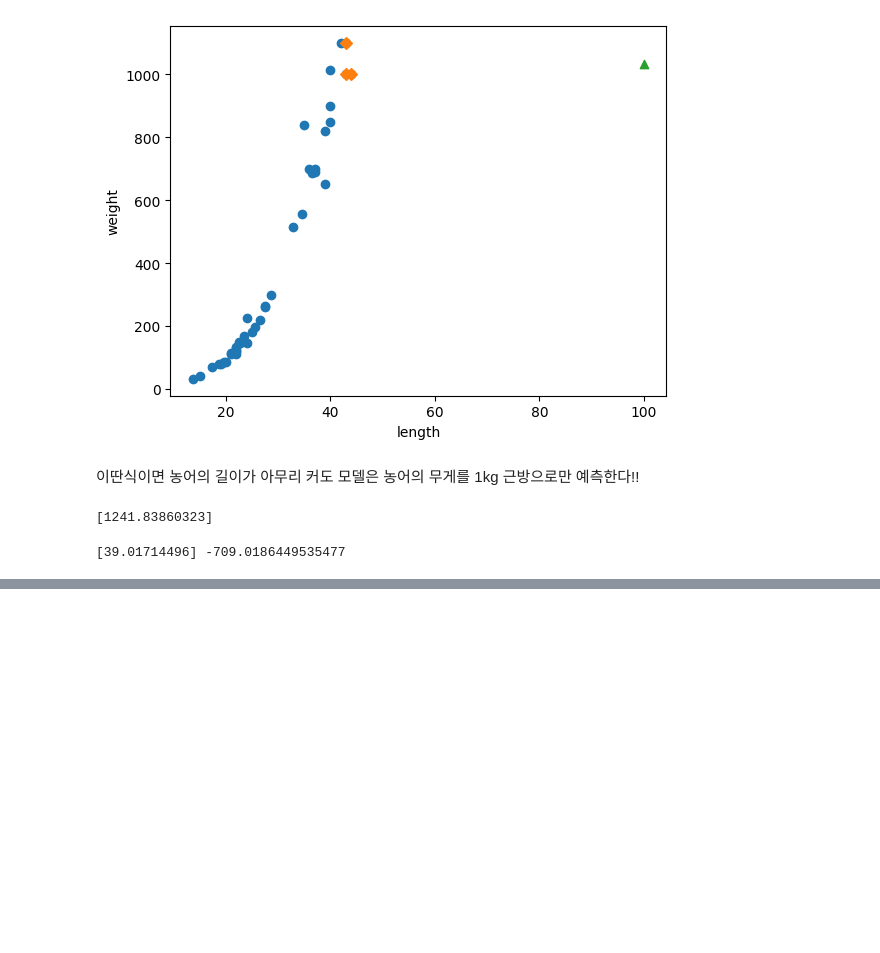
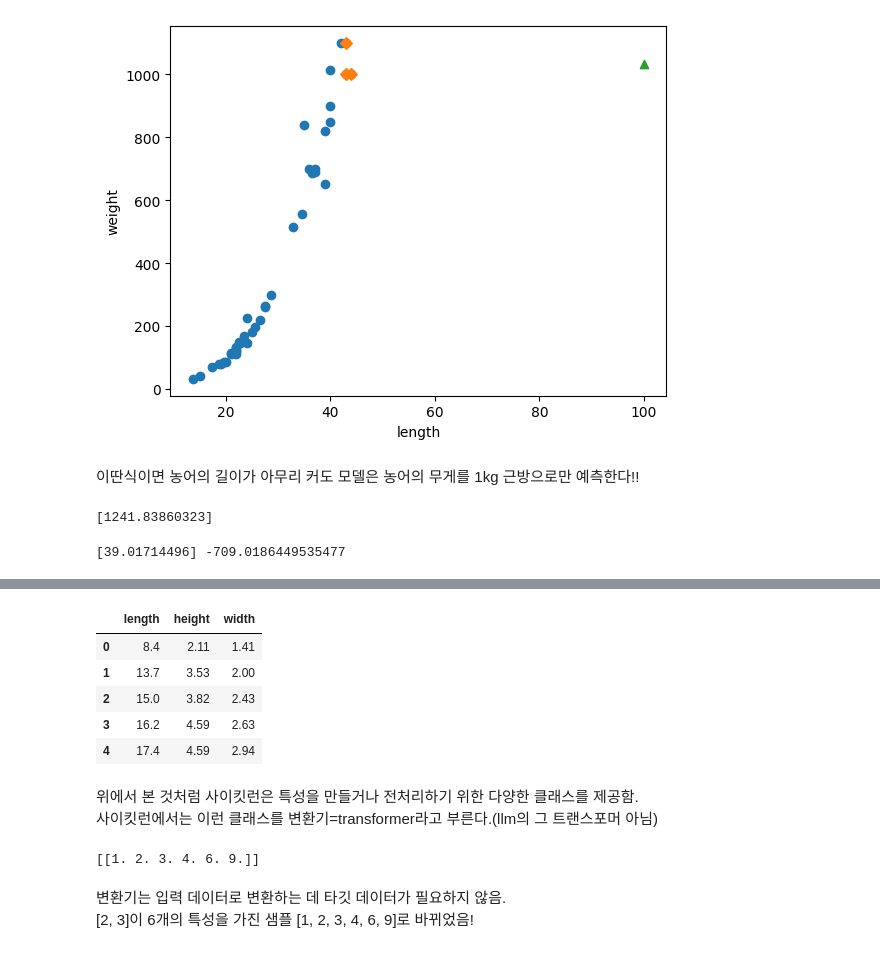
Before and after one commit to DelosIndustry/HongongML-DL_stduy, a Jupyter notebook: hongongDL.ipynb, the cells around one changed output, grey strips where cells are left out. Saved outputs shown, nothing was run; the diff lists cells and outputs as text; code cells hidden in the pictures; blank space fills up the shorter version.

```diff
--- a/hongongDL.ipynb
+++ b/hongongDL.ipynb
@@ -498,0 +569,11 @@ print(lr.coef_, lr.intercept_) #Coefficient(기울기), intercept(절편)
+# %%
+import pandas as pd
+perch_full = pd.read_csv('https://bit.ly/perch_csv_data')
+perch_full.head()
+# %% [output]
+|  | length | height | width |
+| 0 | 8.4 | 2.11 | 1.41 |
+| 1 | 13.7 | 3.53 | 2.00 |
+| 2 | 15.0 | 3.82 | 2.43 |
+| 3 | 16.2 | 4.59 | 2.63 |
+| 4 | 17.4 | 4.59 | 2.94 |
@@ -498,0 +598,13 @@ print(lr.coef_, lr.intercept_) #Coefficient(기울기), intercept(절편)
+# %% [markdown]
+위에서 본 것처럼 사이킷런은 특성을 만들거나 전처리하기 위한 다양한 클래스를 제공함.
+사이킷런에서는 이런 클래스를 변환기=transformer라고 부른다.(llm의 그 트랜스포머 아님)
+# %%
+from sklearn.preprocessing import PolynomialFeatures
+poly = PolynomialFeatures()
+poly.fit([[2, 3]]) # PolynomialFeatures클래스의 fit() 메서드가 하는 일은 특성의 개수를 파악하는 것이 전부이다.
+print(poly.transform([[2, 3]])) #따라서 훈련데이터와 특성 개수만 동일하다면 fit() 메서드는 아무값이나 전달해도 무관함
+# %% [output]
+[[1. 2. 3. 4. 6. 9.]]
+# %% [markdown]
+변환기는 입력 데이터로 변환하는 데 타깃 데이터가 필요하지 않음.
+[2, 3]이 6개의 특성을 가진 샘플 [1, 2, 3, 4, 6, 9]로 바뀌었음!
```
Also changed, not shown: parts of 15 cells of this notebook.
